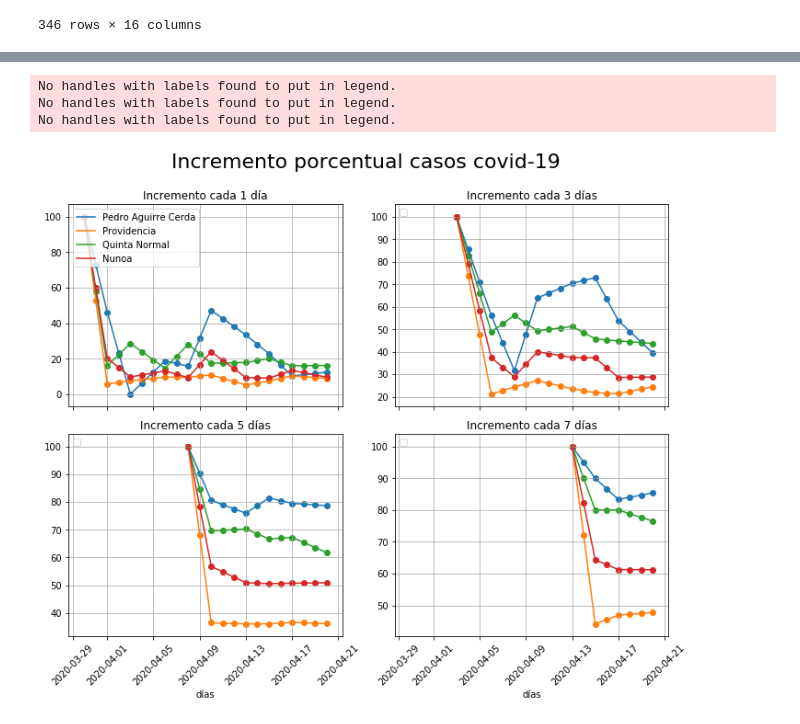
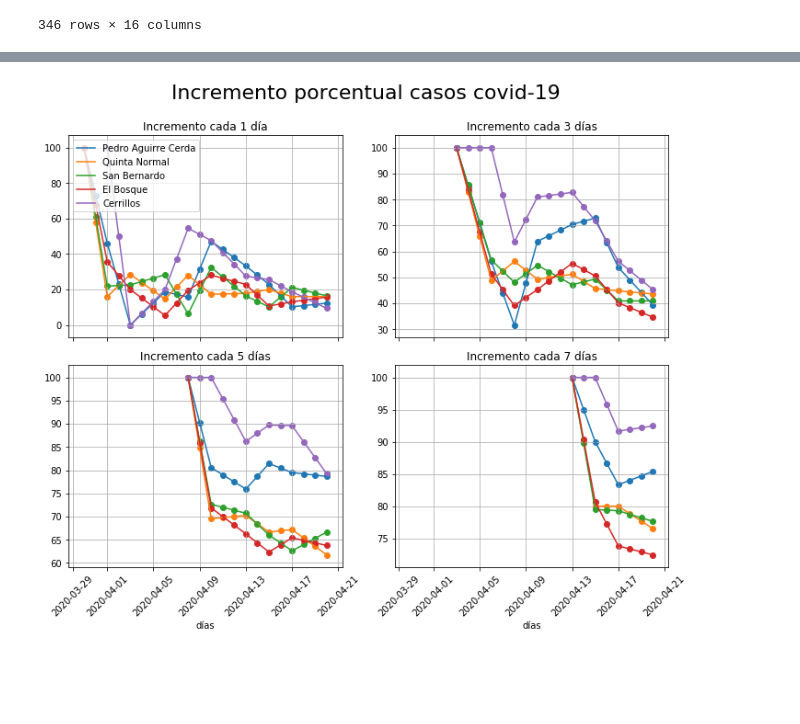
Before and after one commit to jprietob/covid-19, a Jupyter notebook: Covid-19 criterion.ipynb, the cells around one changed output, grey strips where cells are left out. Saved outputs shown, nothing was run; the diff lists cells and outputs as text; code cells hidden in the pictures; blank space fills up the shorter version.

```diff
--- a/Covid-19 criterion.ipynb
+++ b/Covid-19 criterion.ipynb
@@ -24,13 +24,20 @@ df
 | 345 | Magallanes | 12 | Torres del Paine | 12402 | 1021.0 | 0.0 | 0.0 | 0.0 | ... |
 346 rows × 16 columns
 # %%
-lst_cmn = ['Pedro Aguirre Cerda', 'Providencia', 'Quinta Normal', 'Nunoa']
+lst_cmn = ['Pedro Aguirre Cerda', 'Quinta Normal', 'San Bernardo', 'El Bosque', 'Cerrillos']
 dict_area = {'Pedro Aguirre Cerda':12.0,
              'Cerrillos':21.0,
              'Quinta Normal':10.0,
              'Nunoa':16.9,
-             'Las Condes':33.0,
-             'Providencia':14.34}
+             'Las Condes':99.0,
+             'Providencia':14.34,
+             'Quilicura':58.0,
+             'Iquique':20.9,
+             'Antofagasta':15.0,
+             'Alto Hospicio':20.0,
+             'Arica':11.0,
+             'El Bosque':14.1,
+             'San Bernardo':39.5}
 lst_df = []
 ncmn = len(lst_cmn)
 
@@ -575,7 +598,7 @@ for ind in range(ncmn):
     axs[0,1].scatter(x_tim, lst_y[ind])
 #axs[0,1].axhline(y=50, c="k", linestyle='-', zorder=0, label='50 casos / $10^5$ hab.')
 #axs[0,1].axhline(y=60, c="k", linestyle='-.', zorder=0, label='60 casos / $10^5$ hab.')
-axs[0,1].legend(loc=loc_leg)
+#axs[0,1].legend(loc=loc_leg)
 axs[0,1].set_title(title)
 if log_scale:
     axs[0,1].set_yscale('log')
@@ -595,7 +618,7 @@ for ind in range(ncmn):
     axs[1,0].scatter(x_tim, lst_y[ind])
 #axs[1,0].axhline(y=50, c="k", linestyle='-', zorder=0, label='50 casos / $10^5$ hab.')
 #axs[1,0].axhline(y=60, c="k", linestyle='-.', zorder=0, label='60 casos / $10^5$ hab.')
-axs[1,0].legend(loc=loc_leg)
+#axs[1,0].legend(loc=loc_leg)
 axs[1,0].set_title(title)
 axs[1,0].set_xlabel(xlabel, fontsize = 10)
 axs[1,0].tick_params('x', labelrotation=45, labelsize=10)
@@ -603,35 +626,32 @@ if log_scale:
     axs[1,0].set_yscale('log')
 axs[1,0].grid()
 
 column = 'increment7'
 title = 'Incremento cada 7 días'
 xlabel = 'días'
 loc_leg = 'upper left'
 log_scale = False
 lst_y = []
 x_tim = lst_ts[0].index[1:]
 for ind in range(ncmn):
     lst_y.append(lst_ts[ind][column].values[1:])
 for ind in range(ncmn):
     axs[1,1].plot(x_tim, lst_y[ind])
     axs[1,1].scatter(x_tim, lst_y[ind])
 #axs[1,1].axhline(y=50, c="k", linestyle='-', zorder=0, label='50 casos / $10^5$ hab.')
 #axs[1,1].axhline(y=60, c="k", linestyle='-.', zorder=0, label='60 casos / $10^5$ hab.')
-axs[1,1].legend(loc=loc_leg)
+#axs[1,1].legend(loc=loc_leg)
 axs[1,1].set_title(title)
 axs[1,1].set_xlabel(xlabel, fontsize = 10)
 axs[1,1].tick_params('x', labelrotation=45, labelsize=10)
 if log_scale:
     axs[1,1].set_yscale('log')
 axs[1,1].grid()
 
 fig.tight_layout()
 #image_name = 'Covid19ChileUCIDeadsCumRatio.jpg'
 #folder_path = r'C:\Users\HN566KT\Downloads'
 #image_path = os.path.join(folder_path, image_name)
 #plt.savefig(image_path)
 # %% [output]
-No handles with labels found to put in legend.
-No handles with labels found to put in legend.
-No handles with labels found to put in legend.
-[figure, old version]
+[figure, new version]
```
Also changed, not shown: parts of 6 cells of this notebook, 1 other file.
